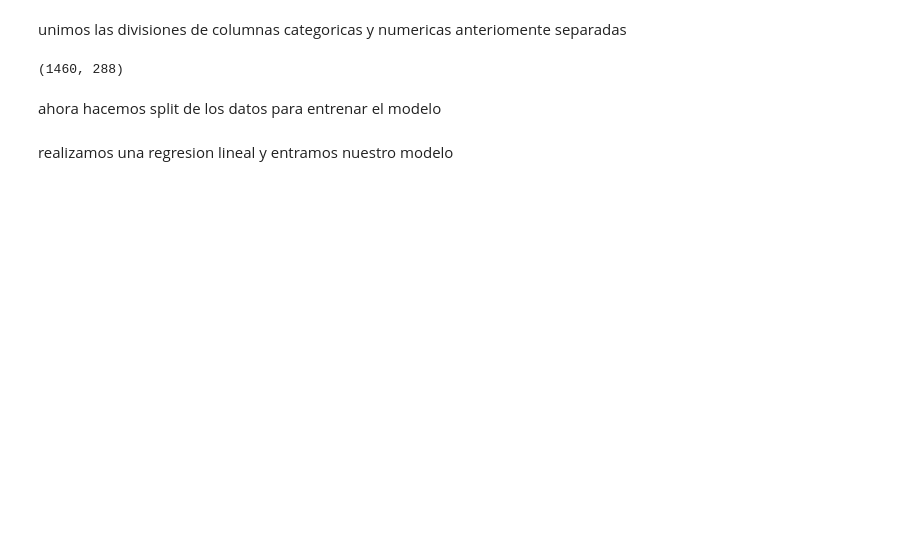
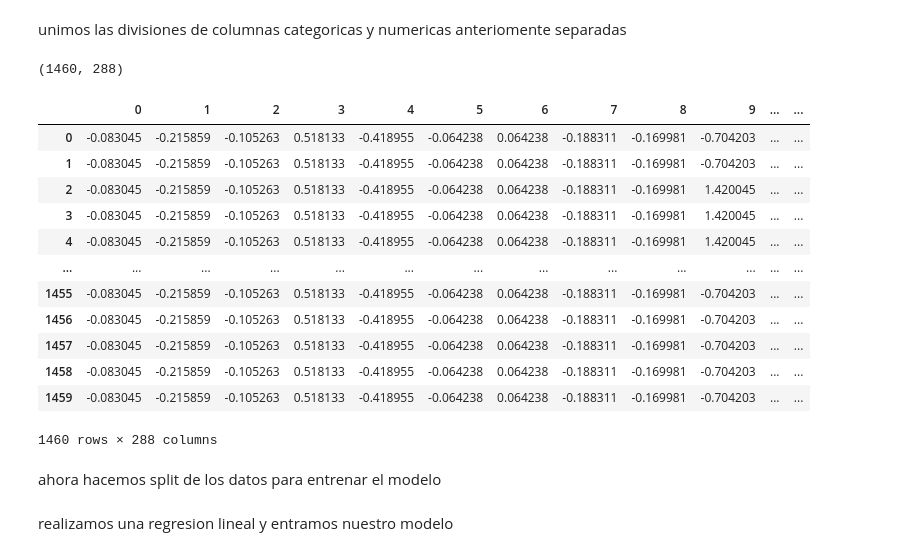
Before and after one commit to martin-paz/hackathon_Henry, a Jupyter notebook: modelo.ipynb, the cells around one changed output. Cells and saved outputs as stored; diff of their text form; code cells hidden in the pictures; blank space fills up the shorter version.

```diff
--- a/modelo.ipynb
+++ b/modelo.ipynb
@@ -120,3 +114,6 @@ y = train.SalePrice
+# %%
+train.SalePrice = np.log1p(train.SalePrice )
+y = train.SalePrice
 # %% [markdown]
 miramos los nulos tanto train y test
 # %%
@@ -278,6 +300,29 @@ train = pd.concat([train_cat,train_num],axis=1)
 train.shape
 # %% [output]
 (1460, 288)
+# %%
+columnas = train.columns
+train = train.values
+# Aplicamos un StandardScaler para escalar los valores numericos de las columnas con un valor de media 0 y de desviacion 1
+scaler = StandardScaler()
+scaler.fit(train)
+train = scaler.transform(train)
+train = pd.DataFrame(train)
+train
+# %% [output]
+|  | 0 | 1 | 2 | 3 | 4 | 5 | 6 | 7 | 8 | 9 | ... | ... |
+| 0 | -0.083045 | -0.215859 | -0.105263 | 0.518133 | -0.418955 | -0.064238 | 0.064238 | -0.188311 | -0.169981 | -0.704203 | ... | ... |
+| 1 | -0.083045 | -0.215859 | -0.105263 | 0.518133 | -0.418955 | -0.064238 | 0.064238 | -0.188311 | -0.169981 | -0.704203 | ... | ... |
+| 2 | -0.083045 | -0.215859 | -0.105263 | 0.518133 | -0.418955 | -0.064238 | 0.064238 | -0.188311 | -0.169981 | 1.420045 | ... | ... |
+| 3 | -0.083045 | -0.215859 | -0.105263 | 0.518133 | -0.418955 | -0.064238 | 0.064238 | -0.188311 | -0.169981 | 1.420045 | ... | ... |
+| 4 | -0.083045 | -0.215859 | -0.105263 | 0.518133 | -0.418955 | -0.064238 | 0.064238 | -0.188311 | -0.169981 | 1.420045 | ... | ... |
+| ... | ... | ... | ... | ... | ... | ... | ... | ... | ... | ... | ... | ... |
+| 1455 | -0.083045 | -0.215859 | -0.105263 | 0.518133 | -0.418955 | -0.064238 | 0.064238 | -0.188311 | -0.169981 | -0.704203 | ... | ... |
+| 1456 | -0.083045 | -0.215859 | -0.105263 | 0.518133 | -0.418955 | -0.064238 | 0.064238 | -0.188311 | -0.169981 | -0.704203 | ... | ... |
+| 1457 | -0.083045 | -0.215859 | -0.105263 | 0.518133 | -0.418955 | -0.064238 | 0.064238 | -0.188311 | -0.169981 | -0.704203 | ... | ... |
+| 1458 | -0.083045 | -0.215859 | -0.105263 | 0.518133 | -0.418955 | -0.064238 | 0.064238 | -0.188311 | -0.169981 | -0.704203 | ... | ... |
+| 1459 | -0.083045 | -0.215859 | -0.105263 | 0.518133 | -0.418955 | -0.064238 | 0.064238 | -0.188311 | -0.169981 | -0.704203 | ... | ... |
+1460 rows × 288 columns
 # %% [markdown]
 ahora hacemos split de los datos para entrenar el modelo
 # %%
```
Also changed, not shown: parts of 25 cells of this notebook, 3 other files.
